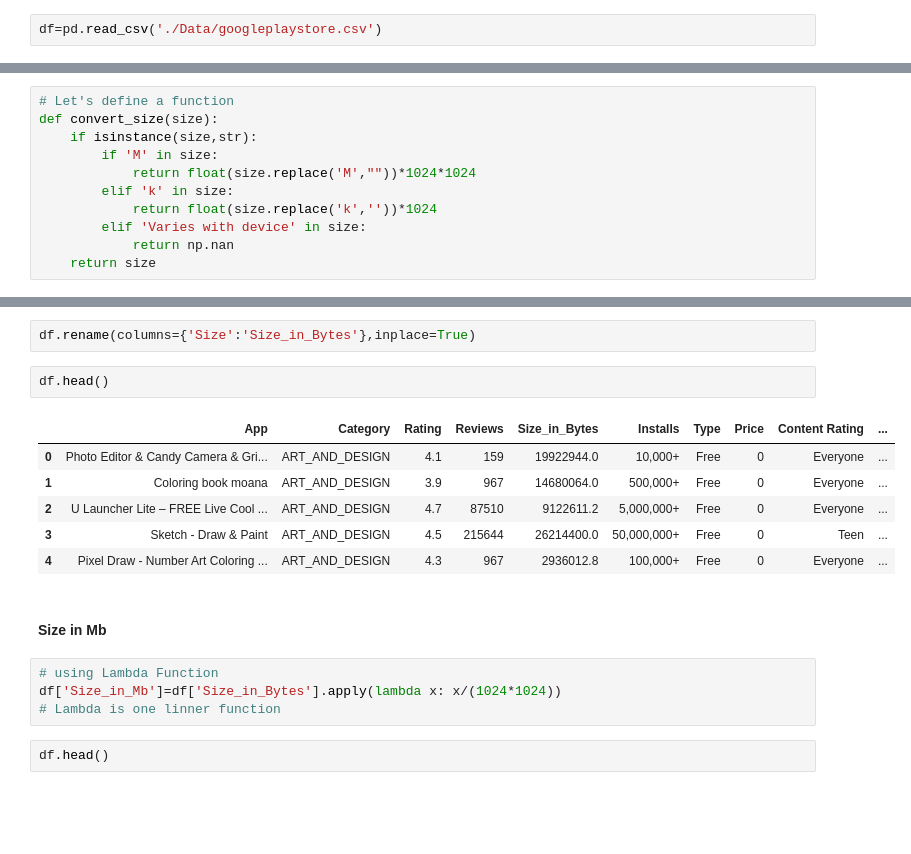
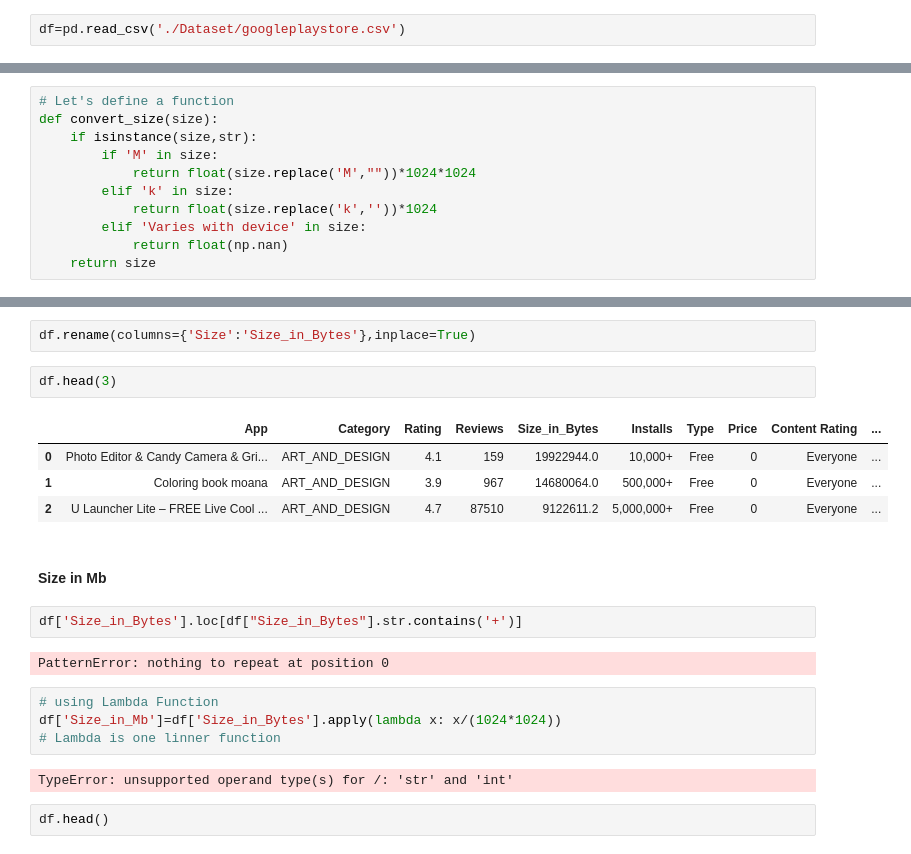
Before and after one commit to KashifDataSci/Google-Play-store-Data-Analysis, a Jupyter notebook: Google_play_store Data Analysis.ipynb, the cells around one changed output, grey strips where cells are left out. Cells and saved outputs as stored; diff of their text form; blank space fills up the shorter version.

```diff
--- a/Google_play_store Data Analysis.ipynb
+++ b/Google_play_store Data Analysis.ipynb
@@ -31,4 +31,4 @@ warnings.filterwarnings('ignore')
 # %% [markdown]
 ### Load the Dataset
 # %%
-df=pd.read_csv('./Data/googleplaystore.csv')
+df=pd.read_csv('./Dataset/googleplaystore.csv')
@@ -221,7 +142,7 @@ def convert_size(size):
         elif 'k' in size:
             return float(size.replace('k',''))*1024
         elif 'Varies with device' in size:
-            return np.nan
+            return float(np.nan)
     return size
 # %%
 # Lets's Apply the function
@@ -251,20 +152,24 @@ Name: Size, dtype: float64
 # %%
 df.rename(columns={'Size':'Size_in_Bytes'},inplace=True)
 # %%
-df.head()
+df.head(3)
 # %% [output]
 |  | App | Category | Rating | Reviews | Size_in_Bytes | Installs | Type | Price | Content Rating | ... |
 | 0 | Photo Editor & Candy Camera & Gri... | ART_AND_DESIGN | 4.1 | 159 | 19922944.0 | 10,000+ | Free | 0 | Everyone | ... |
 | 1 | Coloring book moana | ART_AND_DESIGN | 3.9 | 967 | 14680064.0 | 500,000+ | Free | 0 | Everyone | ... |
 | 2 | U Launcher Lite – FREE Live Cool ... | ART_AND_DESIGN | 4.7 | 87510 | 9122611.2 | 5,000,000+ | Free | 0 | Everyone | ... |
-| 3 | Sketch - Draw & Paint | ART_AND_DESIGN | 4.5 | 215644 | 26214400.0 | 50,000,000+ | Free | 0 | Teen | ... |
-| 4 | Pixel Draw - Number Art Coloring ... | ART_AND_DESIGN | 4.3 | 967 | 2936012.8 | 100,000+ | Free | 0 | Everyone | ... |
 # %% [markdown]
 #### Size in Mb
+# %%
+df['Size_in_Bytes'].loc[df["Size_in_Bytes"].str.contains('+')]
+# %% [output]
+PatternError: nothing to repeat at position 0
 # %%
 # using Lambda Function
 df['Size_in_Mb']=df['Size_in_Bytes'].apply(lambda x: x/(1024*1024))
 # Lambda is one linner function
+# %% [output]
+TypeError: unsupported operand type(s) for /: 'str' and 'int'
 # %%
 df.head()
 # %% [output]
```
Also changed, not shown: parts of 9 cells of this notebook, 1 other file.
